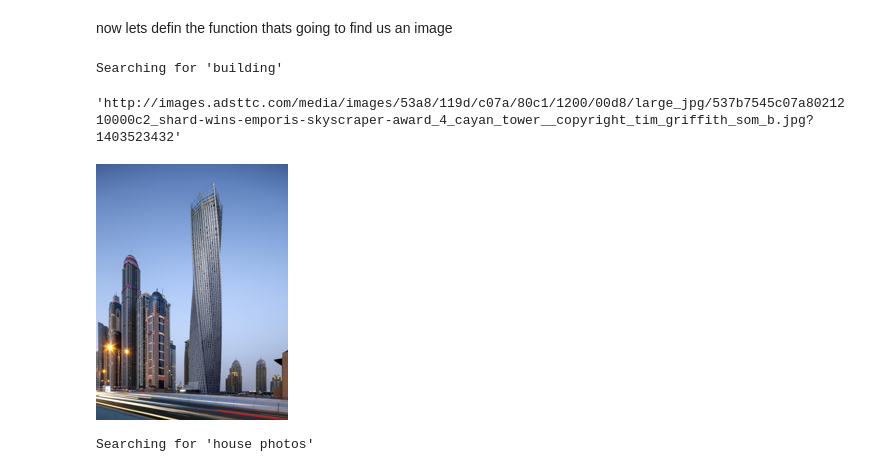
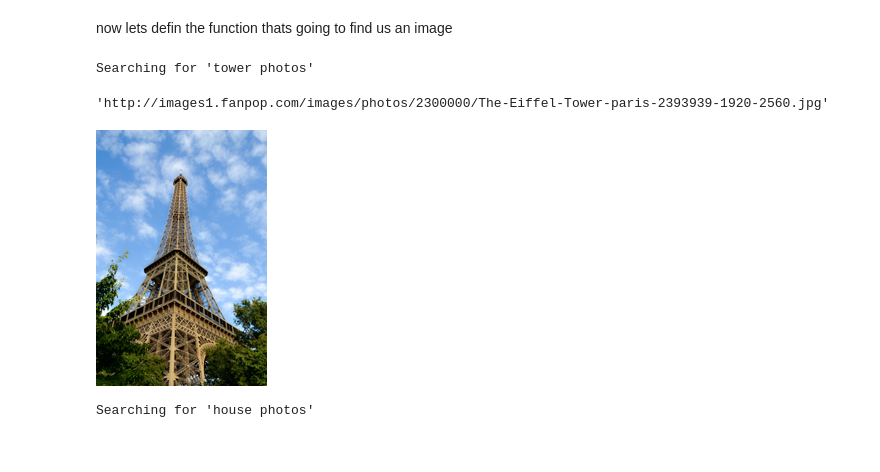
Before and after one commit to omereliy/BuildingDeterministClassifier, a Jupyter notebook: buildingClassifier.ipynb, the cells around one changed output. Drawn from its saved outputs; the diff is of its cells as text; code cells hidden in the pictures.

```diff
--- a/buildingClassifier.ipynb
+++ b/buildingClassifier.ipynb
@@ -35,21 +29,21 @@ def search_images(term, max_images=30):
     print(f"Searching for '{term}'")
     return L(ddg_images(term, max_results=max_images)).itemgot('image')
 # %%
-urls = search_images('building', max_images=1)
-urls[0]
+urls = search_images('tower photos', max_images=20)
+urls[9]
 # %% [output]
-Searching for 'building'
+Searching for 'tower photos'
-'http://images.adsttc.com/media/images/53a8/119d/c07a/80c1/1200/00d8/large_jpg/537b7545c07a8021210000c2_shard-wins-emporis-skyscraper-award_4_cayan_tower__copyright_tim_griffith_som_b.jpg?1403523432'
+'http://images1.fanpop.com/images/photos/2300000/The-Eiffel-Tower-paris-2393939-1920-2560.jpg'
 # %%
 from fastdownload import download_url
-dest = 'buildings.jpg'
+dest = 'tower.jpg'
 download_url(urls[0], dest, show_progress=False)
 
 from fastai.vision.all import *
 im = Image.open(dest)
 im.to_thumb(256,256)
 # %% [output]
-[figure, old version]
+[figure, new version]
 # %%
 download_url(search_images('house photos', max_images=1)[0], 'house.jpg', show_progress=False)
 Image.open('house.jpg').to_thumb(256,256)
```
Also changed, not shown: parts of 10 cells of this notebook.
